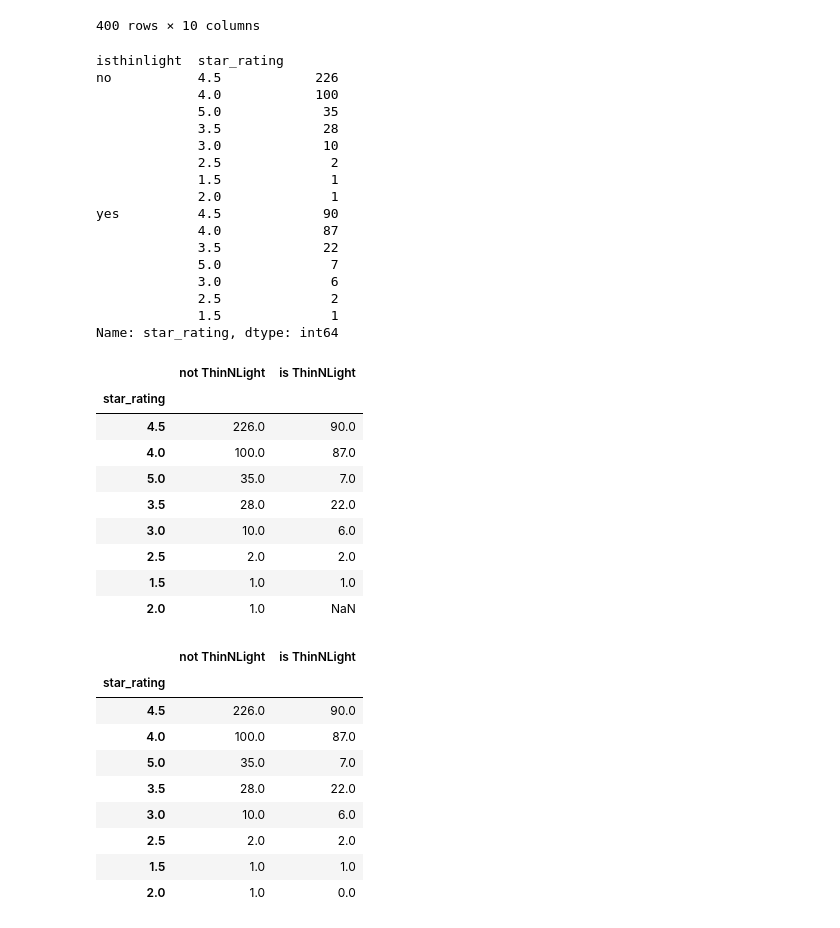
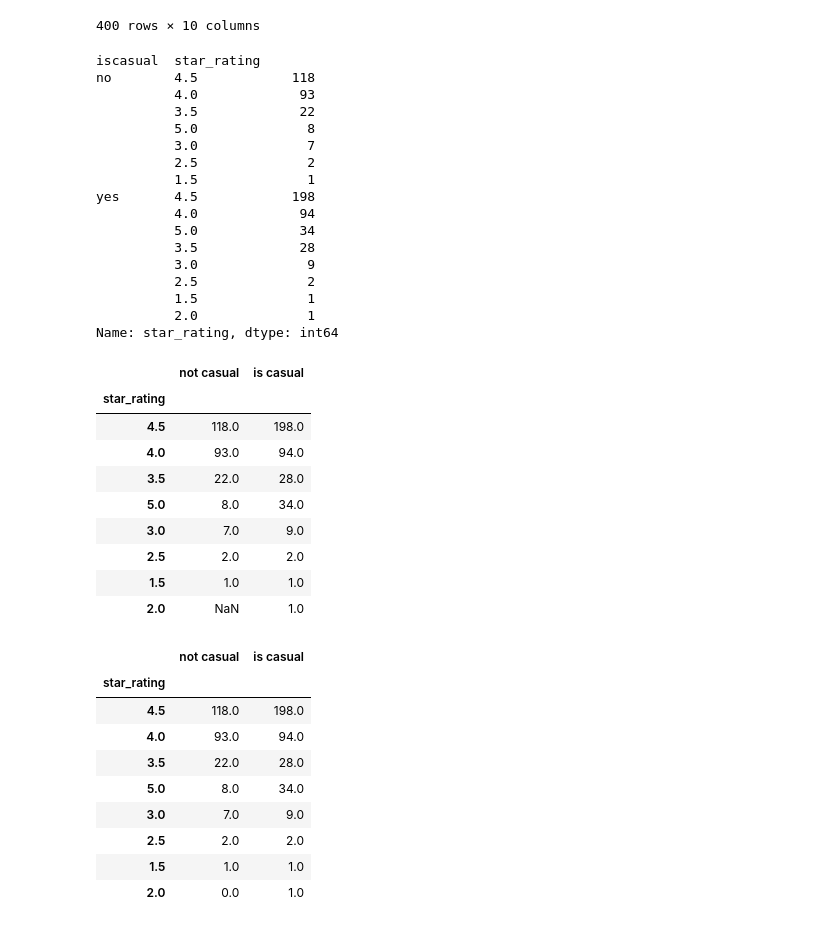
Before and after one commit to AureliusLim/csmodel-phase1, a Jupyter notebook: main_notebook.ipynb, the cells around one changed output. Cells and saved outputs as stored; diff of their text form; code cells hidden in the pictures.

```diff
--- a/main_notebook.ipynb
+++ b/main_notebook.ipynb
@@ -876,11 +860,11 @@ Since the p value is higher than the significance level of 0.05, it is statistic
 **Therefore, laptops having a processor of Core i3 or Core i5 is independent of their overall star rating.**
 # %%
 temp_df1 = clean_df.copy()
-temp_df1["isthinlight"] = pd.NaT
+temp_df1["iscasual"] = pd.NaT
 for i in range(clean_df.shape[0]):
     testvalue = temp_df1.iloc[i]['weight']
 
-    if (testvalue == 'ThinNlight' ):
+    if (testvalue == 'Casual' ):
         temp_df1.iat[i, 9] = 'yes'
     else:
         temp_df1.iat[i, 9] = 'no'
@@ -901,55 +885,55 @@ temp_df1.head(400)
 | 535 | HP | Intel | Core i7 | 16 GB | 512 GB | Casual | 15.6 | 90000 | ... |
 400 rows × 10 columns
 # %%
-counts = temp_df1.groupby('isthinlight')['star_rating'].value_counts()
+counts = temp_df1.groupby('iscasual')['star_rating'].value_counts()
 counts
 # %% [output]
-isthinlight  star_rating
-no           4.5            226
-             4.0            100
-             5.0             35
-             3.5             28
-             3.0             10
-             2.5              2
-             1.5              1
-             2.0              1
-yes          4.5             90
-             4.0             87
-             3.5             22
-             5.0              7
-             3.0              6
-             2.5              2
-             1.5              1
+iscasual  star_rating
+no        4.5            118
+          4.0             93
+          3.5             22
+          5.0              8
+          3.0              7
+          2.5              2
+          1.5              1
+yes       4.5            198
+          4.0             94
+          5.0             34
+          3.5             28
+          3.0              9
+          2.5              2
+          1.5              1
+          2.0              1
 Name: star_rating, dtype: int64
 # %%
-table = pd.DataFrame([counts['no'], counts['yes']], index=['not ThinNLight', 'is ThinNLight']).transpose()
+table = pd.DataFrame([counts['no'], counts['yes']], index=['not casual', 'is casual']).transpose()
 table
 # %% [output]
-|  | not ThinNLight | is ThinNLight |
+|  | not casual | is casual |
 | star_rating |  |  |
-| 4.5 | 226.0 | 90.0 |
-| 4.0 | 100.0 | 87.0 |
-| 5.0 | 35.0 | 7.0 |
-| 3.5 | 28.0 | 22.0 |
-| 3.0 | 10.0 | 6.0 |
+| 4.5 | 118.0 | 198.0 |
+| 4.0 | 93.0 | 94.0 |
+| 3.5 | 22.0 | 28.0 |
+| 5.0 | 8.0 | 34.0 |
+| 3.0 | 7.0 | 9.0 |
 | 2.5 | 2.0 | 2.0 |
 | 1.5 | 1.0 | 1.0 |
-| 2.0 | 1.0 | NaN |
+| 2.0 | NaN | 1.0 |
 # %%
-table.loc[table['not ThinNLight'].isnull(),'not ThinNLight'] = 0
-table.loc[table['is ThinNLight'].isnull(),'is ThinNLight'] = 0
+table.loc[table['not casual'].isnull(),'not casual'] = 0
+table.loc[table['is casual'].isnull(),'is casual'] = 0
 table
 # %% [output]
-|  | not ThinNLight | is ThinNLight |
+|  | not casual | is casual |
 | star_rating |  |  |
-| 4.5 | 226.0 | 90.0 |
-| 4.0 | 100.0 | 87.0 |
-| 5.0 | 35.0 | 7.0 |
-| 3.5 | 28.0 | 22.0 |
-| 3.0 | 10.0 | 6.0 |
+| 4.5 | 118.0 | 198.0 |
+| 4.0 | 93.0 | 94.0 |
+| 3.5 | 22.0 | 28.0 |
+| 5.0 | 8.0 | 34.0 |
+| 3.0 | 7.0 | 9.0 |
 | 2.5 | 2.0 | 2.0 |
 | 1.5 | 1.0 | 1.0 |
-| 2.0 | 1.0 | 0.0 |
+| 2.0 | 0.0 | 1.0 |
 # %%
 a, b, c, d = chi2_contingency(table)
 print("p value:", b)
```
Also changed, not shown: parts of 17 cells of this notebook.
